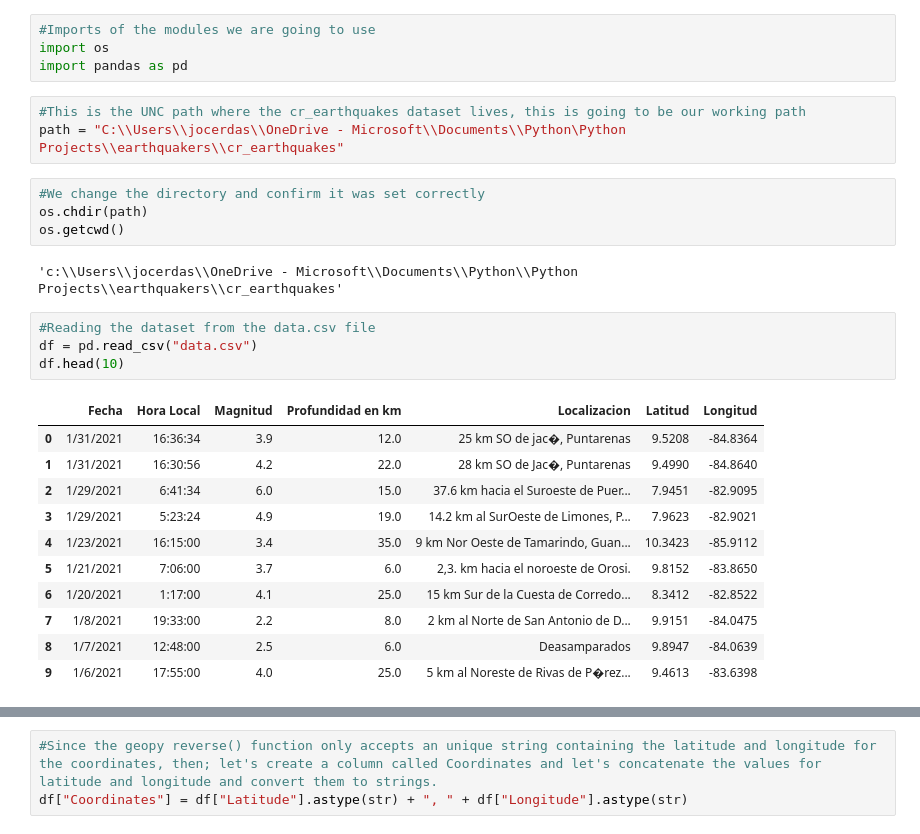
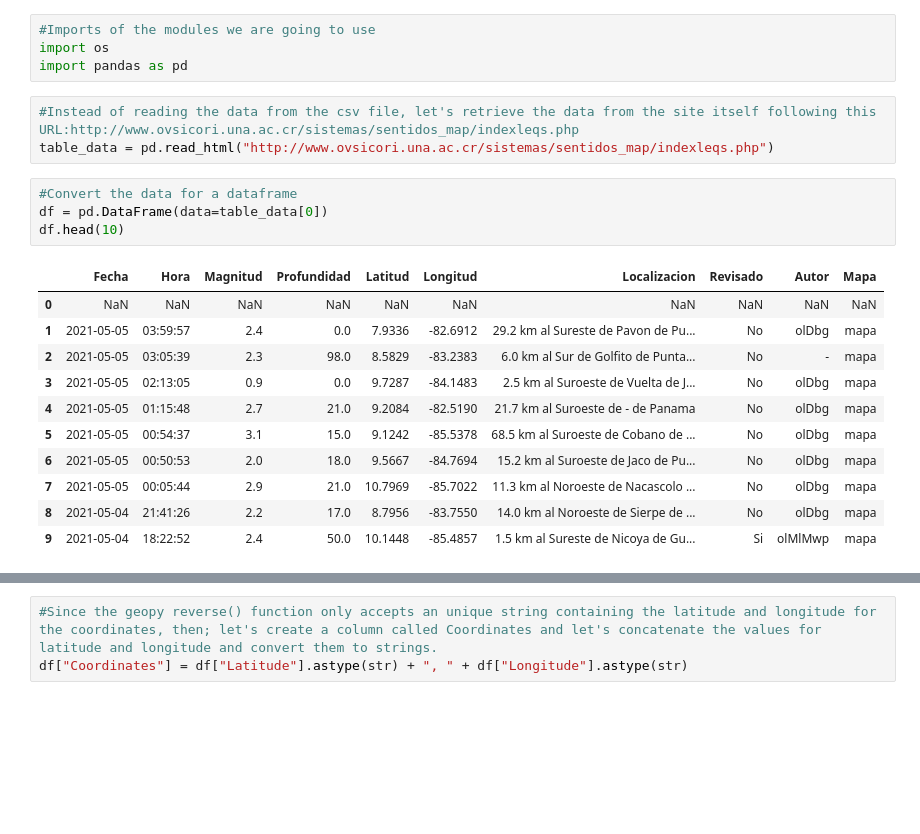
Before and after one commit to georgedevcode/data-science-projects, a Jupyter notebook: cr_earthquakes/cr_earthquakers.ipynb, the cells around one changed output, grey strips where cells are left out. Saved outputs shown, nothing was run; the diff lists cells and outputs as text; blank space fills up the shorter version.

Commit message:
Include read_html() to retrieve data from the web site

```diff
--- a/cr_earthquakes/cr_earthquakers.ipynb
+++ b/cr_earthquakes/cr_earthquakers.ipynb
@@ -4,28 +4,22 @@
 #Imports of the modules we are going to use
 import os
 import pandas as pd
-# %%
-#This is the UNC path where the cr_earthquakes dataset lives, this is going to be our working path
-path = "C:\\Users\\jocerdas\\OneDrive - Microsoft\\Documents\\Python\Python Projects\\earthquakers\\cr_earthquakes"
-# %%
-#We change the directory and confirm it was set correctly
-os.chdir(path)
-os.getcwd()
-# %% [output]
-'c:\\Users\\jocerdas\\OneDrive - Microsoft\\Documents\\Python\\Python Projects\\earthquakers\\cr_earthquakes'
+# %%
+#Instead of reading the data from the csv file, let's retrieve the data from the site itself following this URL:http://www.ovsicori.una.ac.cr/sistemas/sentidos_map/indexleqs.php
+table_data = pd.read_html("http://www.ovsicori.una.ac.cr/sistemas/sentidos_map/indexleqs.php")
 # %%
-#Reading the dataset from the data.csv file
-df = pd.read_csv("data.csv")
+#Convert the data for a dataframe
+df = pd.DataFrame(data=table_data[0])
 df.head(10)
 # %% [output]
-|  | Fecha | Hora Local | Magnitud | Profundidad en km | Localizacion | Latitud | Longitud |
-| 0 | 1/31/2021 | 16:36:34 | 3.9 | 12.0 | 25 km SO de jac�, Puntarenas | 9.5208 | -84.8364 |
-| 1 | 1/31/2021 | 16:30:56 | 4.2 | 22.0 | 28 km SO de Jac�, Puntarenas | 9.4990 | -84.8640 |
-| 2 | 1/29/2021 | 6:41:34 | 6.0 | 15.0 | 37.6 km hacia el Suroeste de Puer... | 7.9451 | -82.9095 |
-| 3 | 1/29/2021 | 5:23:24 | 4.9 | 19.0 | 14.2 km al SurOeste de Limones, P... | 7.9623 | -82.9021 |
-| 4 | 1/23/2021 | 16:15:00 | 3.4 | 35.0 | 9 km Nor Oeste de Tamarindo, Guan... | 10.3423 | -85.9112 |
-| 5 | 1/21/2021 | 7:06:00 | 3.7 | 6.0 | 2,3. km hacia el noroeste de Orosi. | 9.8152 | -83.8650 |
-| 6 | 1/20/2021 | 1:17:00 | 4.1 | 25.0 | 15 km Sur de la Cuesta de Corredo... | 8.3412 | -82.8522 |
-| 7 | 1/8/2021 | 19:33:00 | 2.2 | 8.0 | 2 km al Norte de San Antonio de D... | 9.9151 | -84.0475 |
-| 8 | 1/7/2021 | 12:48:00 | 2.5 | 6.0 | Deasamparados | 9.8947 | -84.0639 |
-| 9 | 1/6/2021 | 17:55:00 | 4.0 | 25.0 | 5 km al Noreste de Rivas de P�rez... | 9.4613 | -83.6398 |
+|  | Fecha | Hora | Magnitud | Profundidad | Latitud | Longitud | Localizacion | Revisado | Autor | Mapa |
+| 0 | NaN | NaN | NaN | NaN | NaN | NaN | NaN | NaN | NaN | NaN |
+| 1 | 2021-05-05 | 03:59:57 | 2.4 | 0.0 | 7.9336 | -82.6912 | 29.2 km al Sureste de Pavon de Pu... | No | olDbg | mapa |
+| 2 | 2021-05-05 | 03:05:39 | 2.3 | 98.0 | 8.5829 | -83.2383 | 6.0 km al Sur de Golfito de Punta... | No | - | mapa |
+| 3 | 2021-05-05 | 02:13:05 | 0.9 | 0.0 | 9.7287 | -84.1483 | 2.5 km al Suroeste de Vuelta de J... | No | olDbg | mapa |
+| 4 | 2021-05-05 | 01:15:48 | 2.7 | 21.0 | 9.2084 | -82.5190 | 21.7 km al Suroeste de - de Panama | No | olDbg | mapa |
+| 5 | 2021-05-05 | 00:54:37 | 3.1 | 15.0 | 9.1242 | -85.5378 | 68.5 km al Suroeste de Cobano de ... | No | olDbg | mapa |
+| 6 | 2021-05-05 | 00:50:53 | 2.0 | 18.0 | 9.5667 | -84.7694 | 15.2 km al Suroeste de Jaco de Pu... | No | olDbg | mapa |
+| 7 | 2021-05-05 | 00:05:44 | 2.9 | 21.0 | 10.7969 | -85.7022 | 11.3 km al Noroeste de Nacascolo ... | No | olDbg | mapa |
+| 8 | 2021-05-04 | 21:41:26 | 2.2 | 17.0 | 8.7956 | -83.7550 | 14.0 km al Noroeste de Sierpe de ... | No | olDbg | mapa |
+| 9 | 2021-05-04 | 18:22:52 | 2.4 | 50.0 | 10.1448 | -85.4857 | 1.5 km al Sureste de Nicoya de Gu... | Si | olMlMwp | mapa |
```
Also changed, not shown: parts of 8 cells of this notebook.
